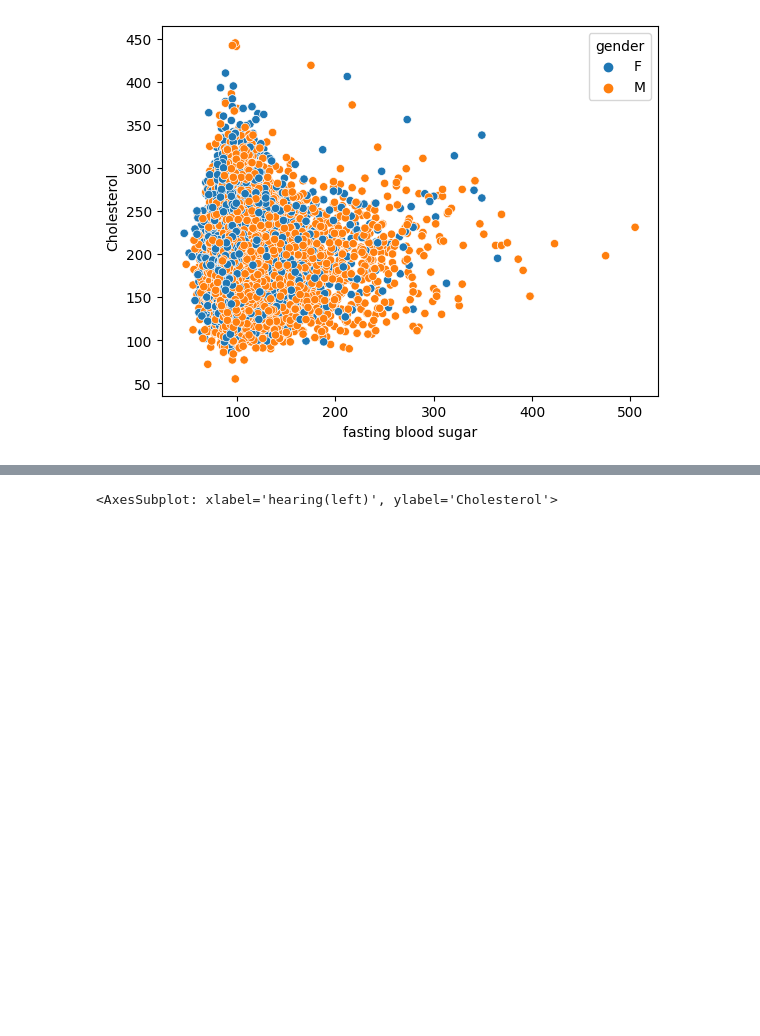
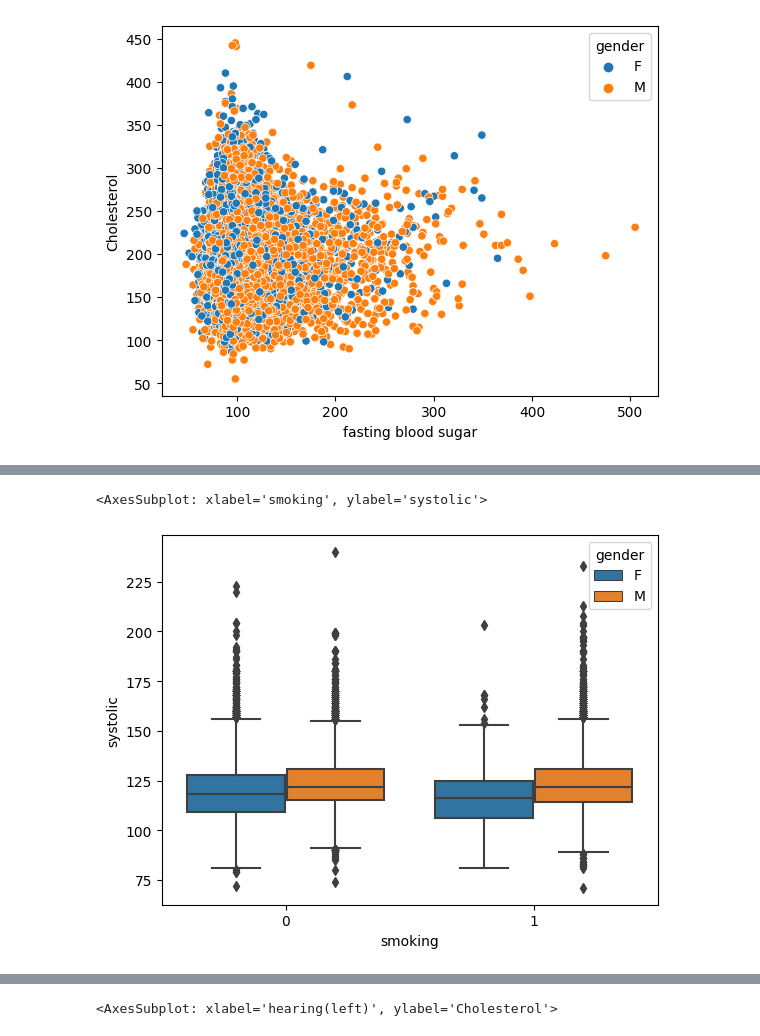
Before and after one commit to Renga1999/Data_Mining_Project_Body_Signal_due_to_smoking, a Jupyter notebook: Team2_python_project.ipynb, the cells around one changed output, grey strips where cells are left out. Drawn from its saved outputs; the diff is of its cells as text; code cells hidden in the pictures; blank space fills up the shorter version.

```diff
--- a/Team2_python_project.ipynb
+++ b/Team2_python_project.ipynb
@@ -178,0 +184,5 @@ sns.boxplot(data = df, x ="gender" , y= "fasting blood sugar")
+# %%
+sns.boxplot(data = df, x ="smoking" , y= "systolic",hue="gender")
+# %% [output]
+<AxesSubplot: xlabel='smoking', ylabel='systolic'>
+[figure, added]
```
Also changed, not shown: parts of 3 cells of this notebook.
